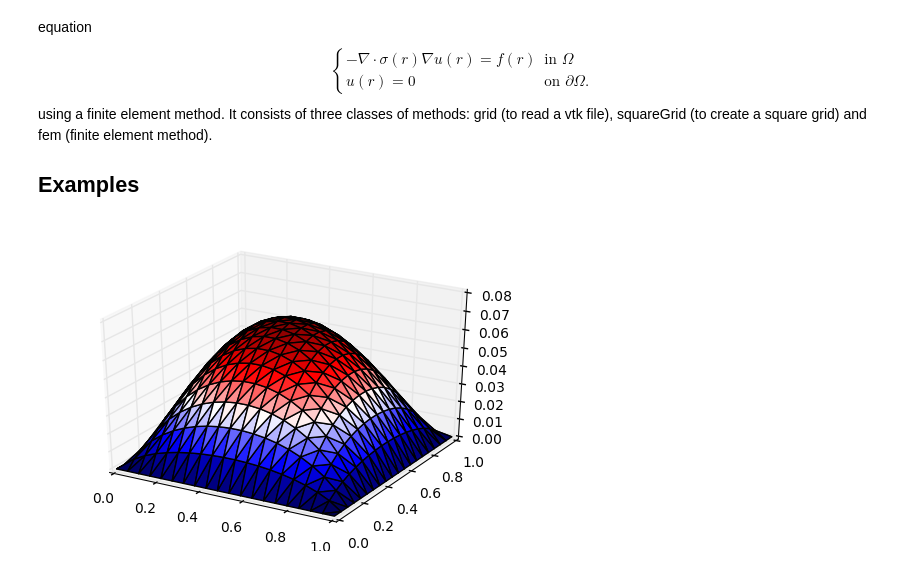
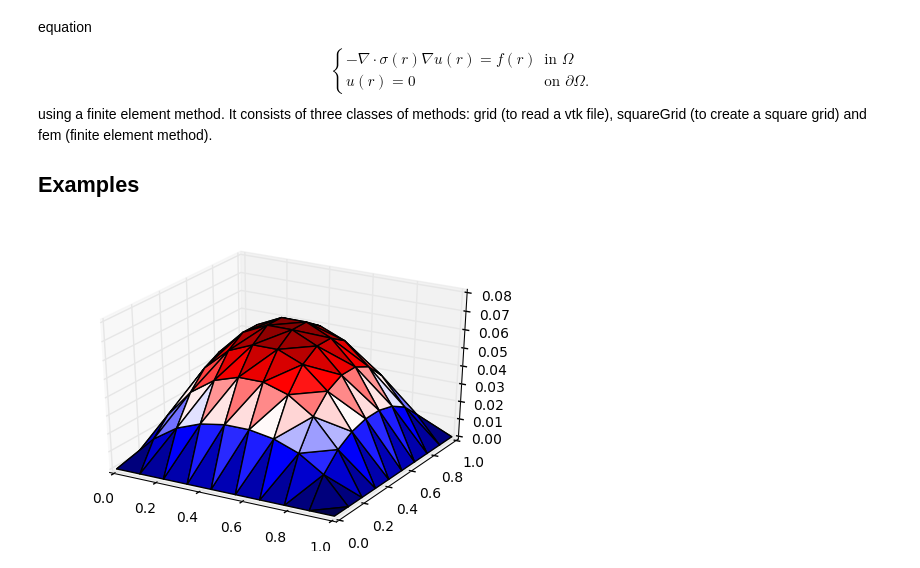
Before and after one commit to FoRomik/Diffusion, a Jupyter notebook: solution.ipynb, the cells around one changed output. Cells and saved outputs as stored; diff of their text form; code cells hidden in the pictures.

```diff
--- a/solution.ipynb
+++ b/solution.ipynb
@@ -13,12 +13,12 @@ using a finite element method. It consists of three classes of methods: grid (to
 # %%
 from main import solve, plot
 
 def f(x,y):
     return 1
 
 def sigma(x,y):
     return 1
 
-plot(20,20, sigma, f)
+plot(10,10, sigma, f)
 # %% [output]
-[figure, old version]
+[figure, new version]
```
Also changed, not shown: 5 other files.
